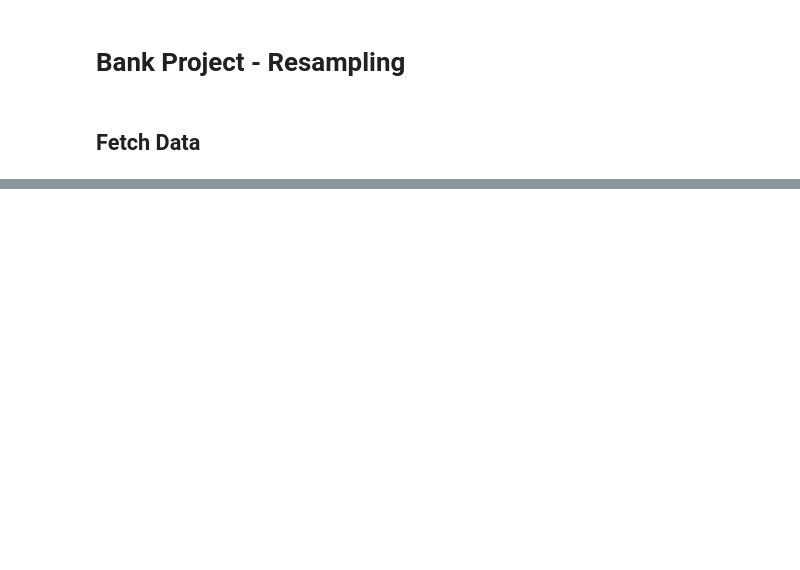
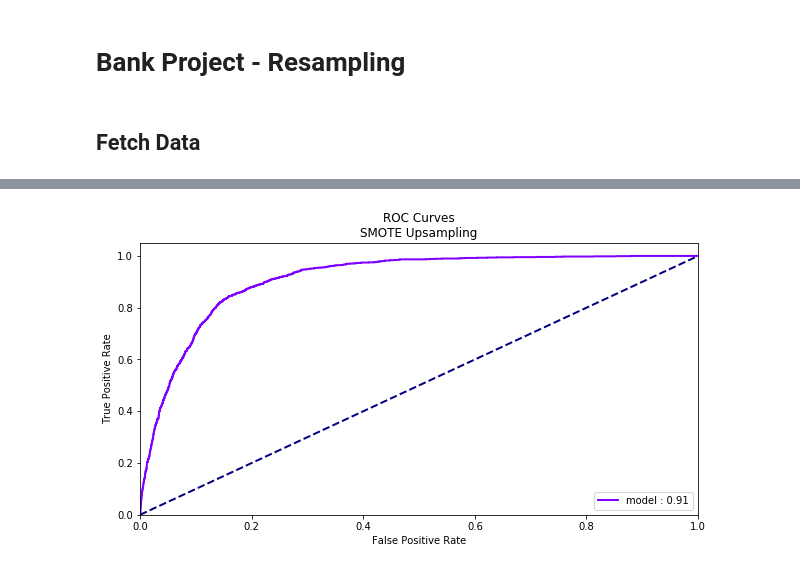
Before and after one commit to caseywasey/Bank-Marketing-Data-Set-Example-Project, a Jupyter notebook: Bank Project - Resampling.ipynb, the cells around one changed output, grey strips where cells are left out. Cells and saved outputs as stored; diff of their text form; code cells hidden in the pictures; blank space fills up the shorter version.

```diff
--- a/Bank Project - Resampling.ipynb
+++ b/Bank Project - Resampling.ipynb
@@ -75,3 +125,3 @@ ct = ColumnTransformer(
 # %%
-X_train, X_test, y_train, y_test = train_test_split(df_downsampled.drop(['y_trans'],axis=1), df_downsampled.y_trans, stratify = df_downsampled.y_trans)
+X_train, X_test, y_train, y_test = train_test_split(df_downsampled.drop(['y_trans'],axis=1), df_downsampled.y_trans, stratify = df_downsampled.y_trans, random_state = 101, test_size = 0.25)
 # %%
@@ -91,0 +159,2 @@ GaussianNB(priors=None, var_smoothing=1e-09)
+# %%
+X_train, X_test, y_train, y_test = train_test_split(df_upsampled.drop(['y_trans'],axis=1), df_upsampled.y_trans, stratify = df_upsampled.y_trans, random_state = 101, test_size = 0.25)
@@ -119,6 +192,0 @@ prec_scorer = make_scorer(precision_score)
-# %%
-rtree_params = {'n_estimators':[2,5,10,20,50],'max_depth':[5,10,20,100],
- 'min_samples_split':[2,10,20],
-  'min_samples_leaf':[2,4,10,20]}
-clf = GridSearchCV(rtree, cv=3, param_grid = rtree_params)
-clf.fit(ct.fit_transform(X_train), y_train)
@@ -141,0 +197,14 @@ precision_score(y_test, clf.predict(ct.transform(X_test)))
+# %%
+sm = SMOTE(sampling_strategy = 0.5, random_state=101)
+
+X_train, X_test, y_train, y_test = train_test_split(df_t.drop(['y_trans'],axis=1), df_t.y_trans, stratify = df_t.y_trans, random_state = 101, test_size = 0.25)
+
+X_res, y_res = sm.fit_resample(ct.fit_transform(X_train), y_train)
+rtree = RandomForestClassifier(class_weight='balanced')
+rtree_params = {'n_estimators':[5,10,15,20], 'min_samples_split':[2,5,10,20], 'min_samples_leaf':[5, 10, 20, 25]}
+clf = GridSearchCV(rtree, cv=5, param_grid = rtree_params, scoring=prec_scorer)
+clf.fit(X_res, y_res)
+
+cv = RepeatedStratifiedKFold(n_splits=5, n_repeats=3, random_state=101)
+scores = cross_val_score(clf.best_estimator_, X_res, y_res, scoring=prec_scorer, cv=cv)
+scores
@@ -141,0 +224,20 @@ precision_score(y_test, clf.predict(ct.transform(X_test)))
+# %%
+plt.figure(figsize=(10,5))
+
+color=iter(cm.rainbow(np.linspace(0,1,4)))
+
+y_score = clf.best_estimator_.predict_proba(ct.fit_transform(X_test))
+fpr, tpr, thresholds = roc_curve(y_test, y_score[:, 1])
+roc_auc = auc(fpr, tpr)
+plt.plot(fpr, tpr, lw=2, color = next(color), label='model ' + ': %0.2f' % roc_auc)
+plt.plot([0, 1], [0, 1], color='navy', lw=2, linestyle='--')
+
+plt.xlim([0.0, 1.0])
+plt.ylim([0.0, 1.05])
+plt.xlabel('False Positive Rate')
+plt.ylabel('True Positive Rate')
+plt.title('ROC Curves\nSMOTE Upsampling')
+plt.legend(loc="lower right")
+plt.show()
+# %% [output]
+[figure, added]
```
Also changed, not shown: parts of 25 cells of this notebook.
